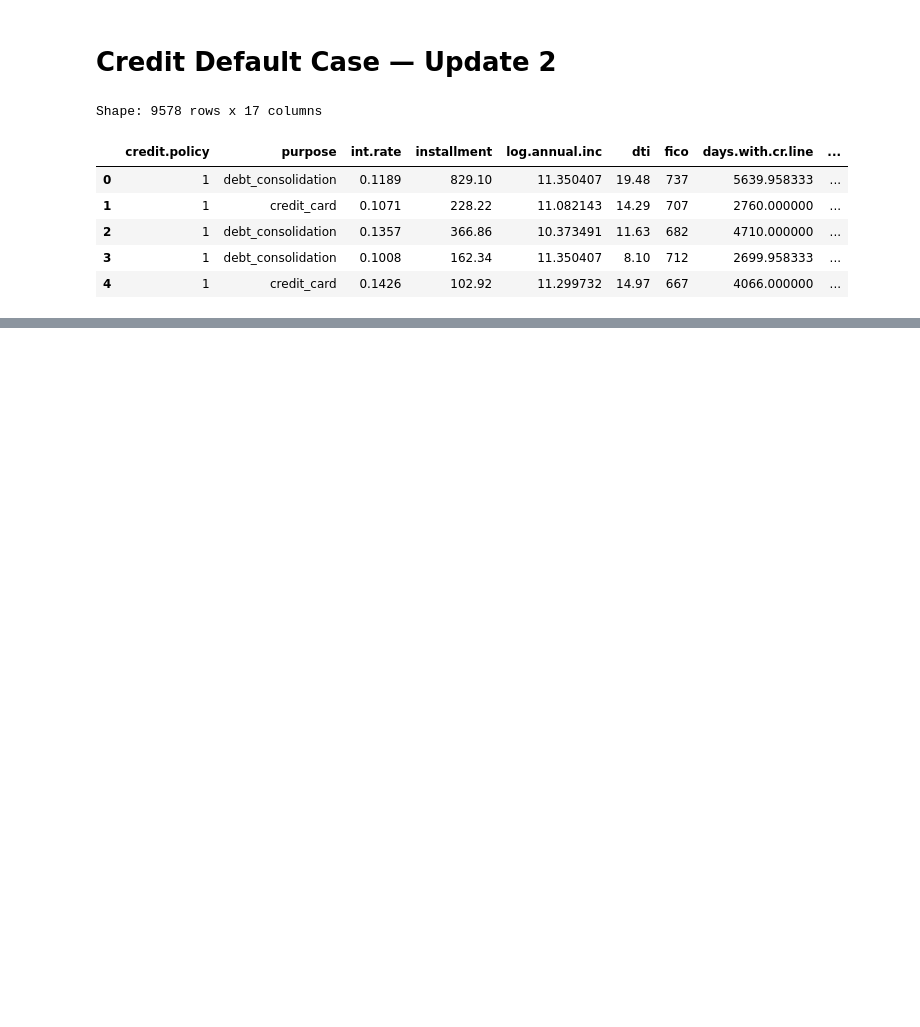
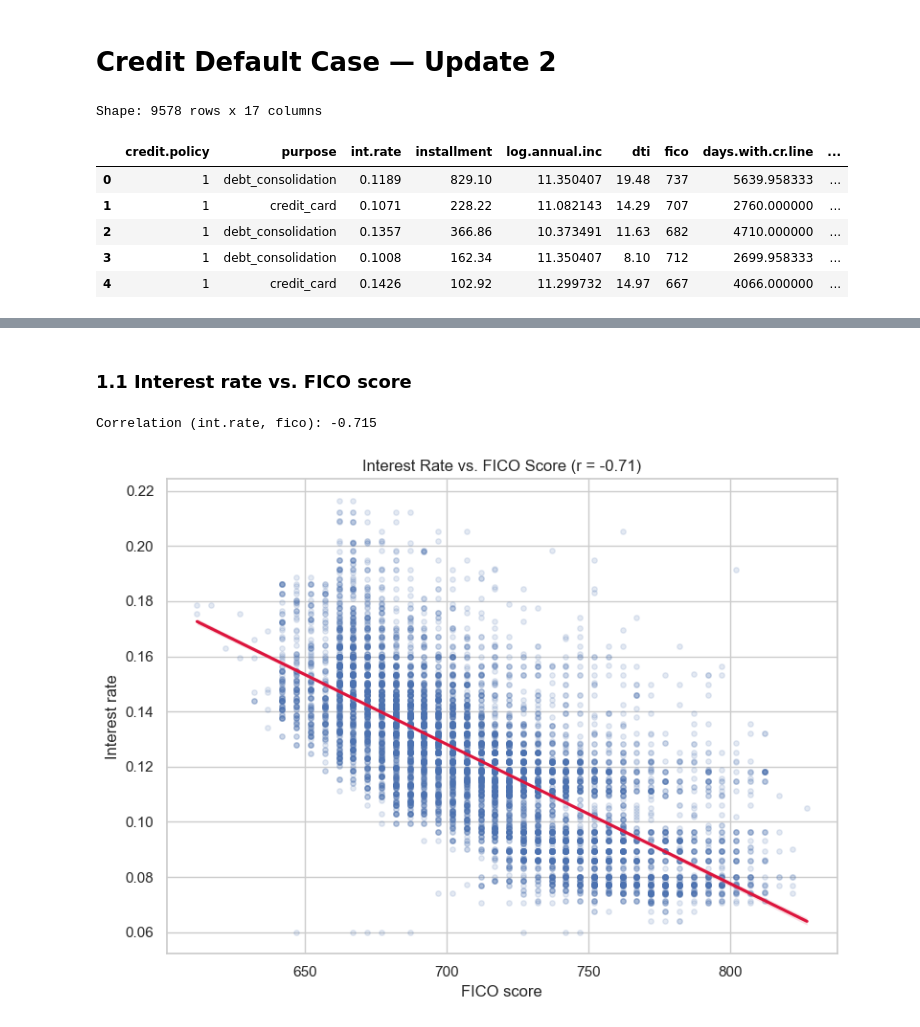
Before and after one commit to JLaniado/credit_ete_analysis, a Jupyter notebook: U2/notebooks/Credit_Default_Update2.ipynb, the cells around one changed output, grey strips where cells are left out. Cells and saved outputs as stored; diff of their text form; code cells hidden in the pictures; blank space fills up the shorter version.

```diff
--- a/U2/notebooks/Credit_Default_Update2.ipynb
+++ b/U2/notebooks/Credit_Default_Update2.ipynb
@@ -24,0 +73,17 @@ Shape: 9578 rows x 17 columns
+# %% [markdown]
+### 1.1 Interest rate vs. FICO score
+# %%
+r_rate_fico = df['int.rate'].corr(df['fico'])
+print(f"Correlation (int.rate, fico): {r_rate_fico:.3f}")
+
+plt.figure(figsize=(8, 6))
+sns.regplot(data=df, x='fico', y='int.rate', scatter_kws={'alpha': 0.15, 's': 15},
+            line_kws={'color': 'crimson'})
+plt.title(f'Interest Rate vs. FICO Score (r = {r_rate_fico:.2f})')
+plt.xlabel('FICO score')
+plt.ylabel('Interest rate')
+plt.tight_layout()
+plt.show()
+# %% [output]
+Correlation (int.rate, fico): -0.715
+[figure, added]
```
Also changed, not shown: parts of 5 cells of this notebook.
